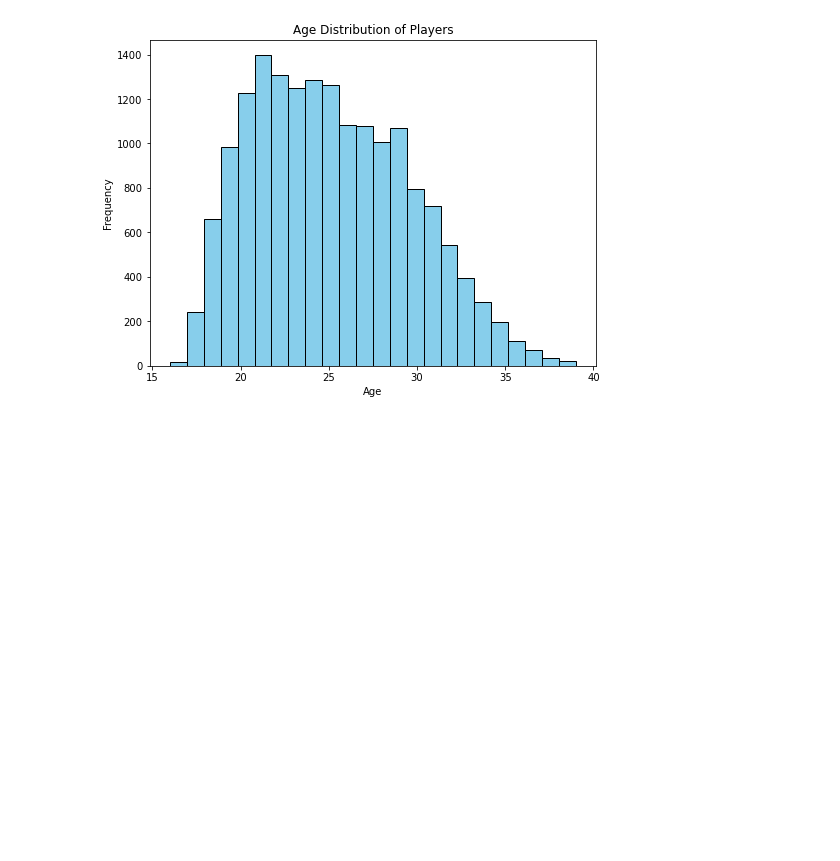
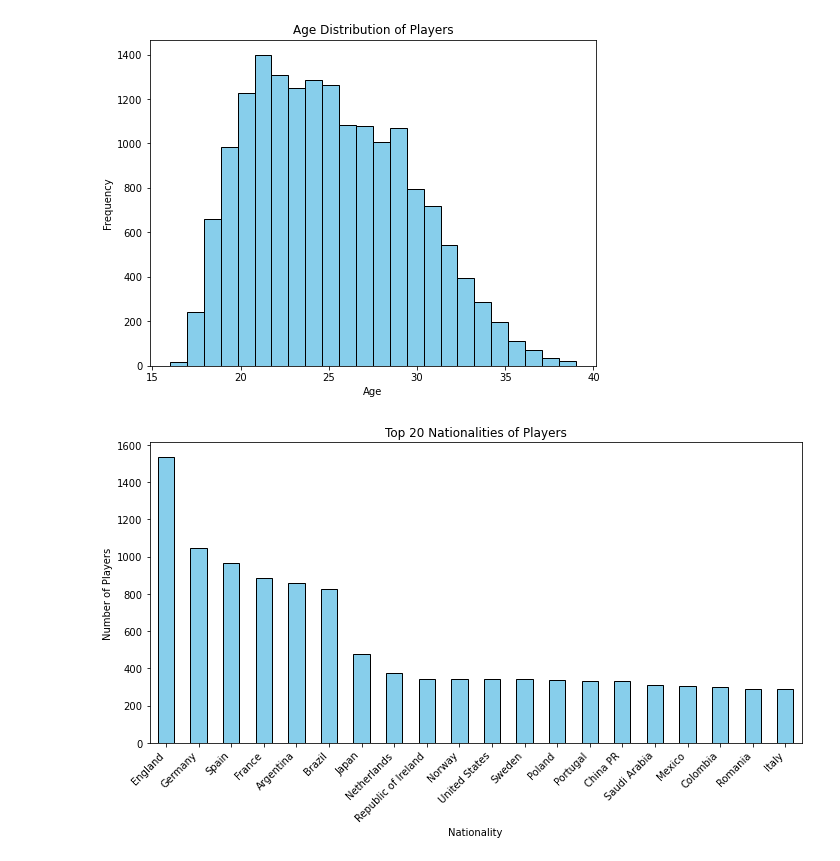
Before and after one commit to Abdulazeez-Dolapo/masters-dissertation, a Jupyter notebook: eda.ipynb, the cells around one changed output. Drawn from its saved outputs; the diff is of its cells as text; code cells hidden in the pictures; blank space fills up the shorter version.

Commit message:
display player nationality and league using histogram

```diff
--- a/eda.ipynb
+++ b/eda.ipynb
@@ -15,3 +15,21 @@ plt.title('Age Distribution of Players')
 plt.show()
 # %% [output]
 [figure]
+# %%
+# Plot the Distribution of player nationalities
+nationality_counts = data['nationality_name'].value_counts()
+
+# Select the top 15 nationalities for better visualization
+top_nationalities = 20
+top_nationalities_count = nationality_counts.head(top_nationalities)
+
+plt.figure(figsize=(10, 6))
+top_nationalities_count.plot(kind='bar', edgecolor='black', color='skyblue')
+plt.xlabel('Nationality')
+plt.ylabel('Number of Players')
+plt.title(f'Top {top_nationalities} Nationalities of Players')
+plt.xticks(rotation=45, ha='right')
+plt.tight_layout()
+plt.show()
+# %% [output]
+[figure, added]
```
Also changed, not shown: parts of 1 cell of this notebook.
